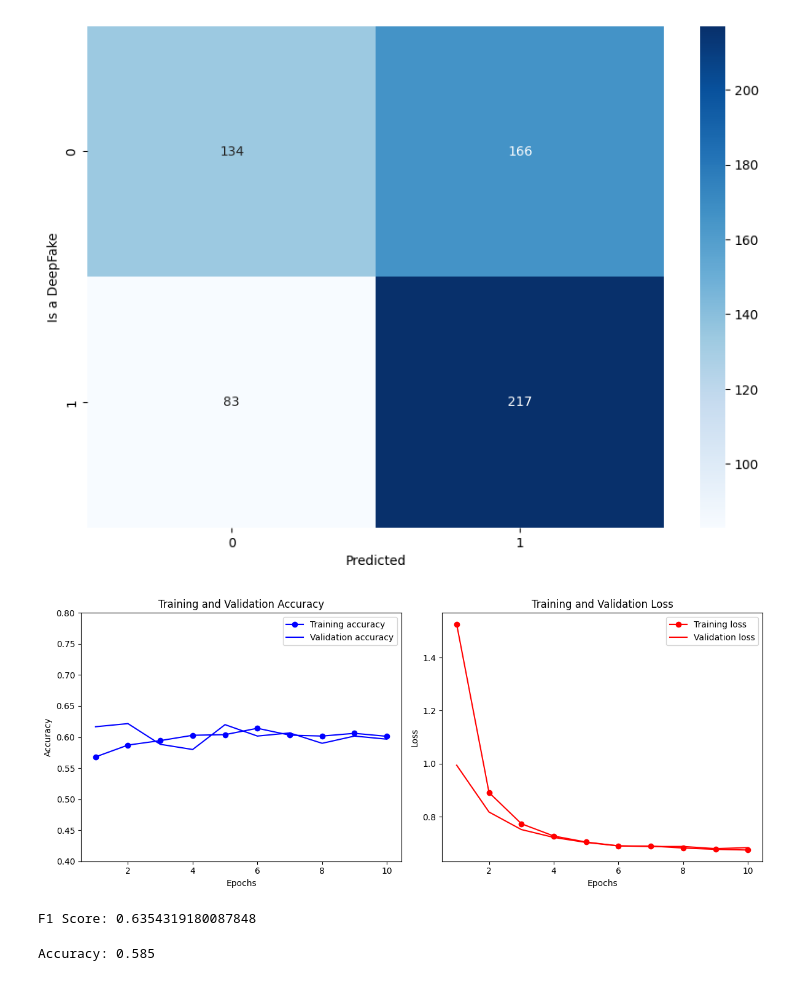
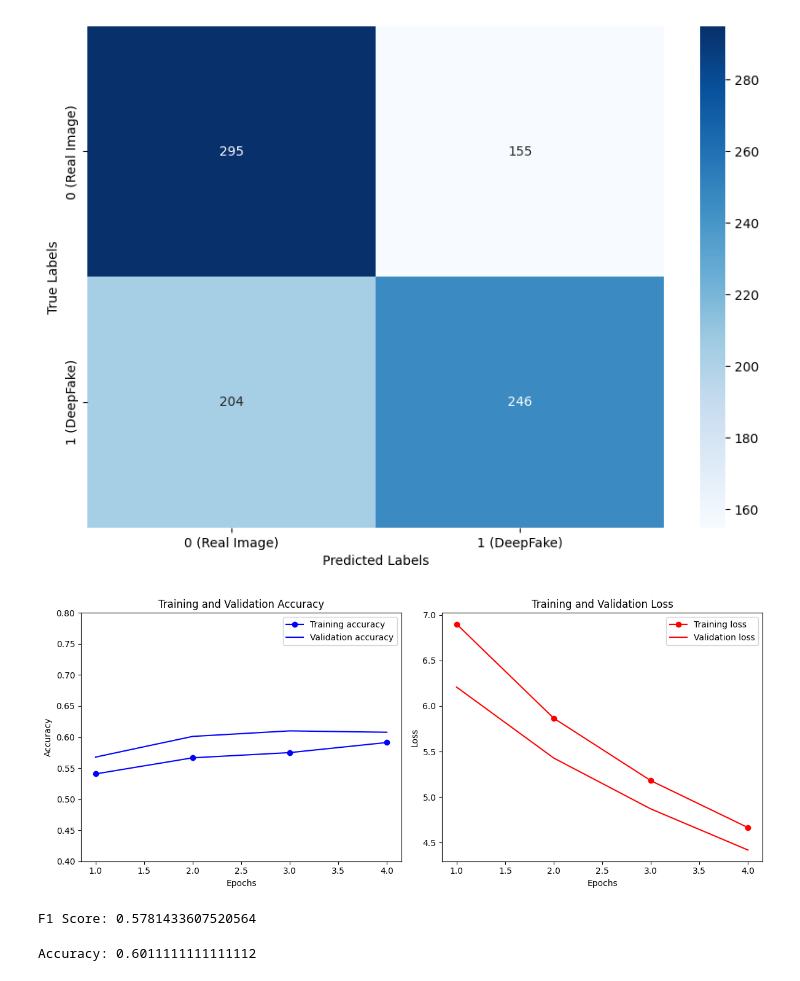
Before and after one commit to shumeraa/DeepfakeClassifier, a Jupyter notebook: readData.ipynb, the cells around one changed output. Drawn from its saved outputs; the diff is of its cells as text; code cells hidden in the pictures.

Commit message:
added to model complexity

```diff
--- a/readData.ipynb
+++ b/readData.ipynb
@@ -26,7 +26,7 @@ zip_paths = [
 
 
 # Function to add image data to a DataFrame from multiple zip files
-def create_image_dataframe(zip_paths, base_num_images_per_zip=1000):
+def create_image_dataframe(zip_paths, base_num_images_per_zip=1500):
     # List to store image data
     data = []
 
@@ -214,7 +214,7 @@ Labels shape: (32,)
 import tensorflow as tf
 from tensorflow.keras import layers, models, optimizers, regularizers
 from tensorflow.keras.applications import MobileNetV2
-#highest accuracy so far is 0.9617
+#highest accuracy so far is 0.64
 
 base_model = MobileNetV2(input_shape=(128, 128, 3), include_top=False, weights='imagenet')
 base_model.trainable = False
@@ -224,19 +224,25 @@ l2_reg = 0.01
 model = models.Sequential([
     base_model,
     layers.GlobalAveragePooling2D(),
-    layers.Dense(128, activation='relu', kernel_regularizer=regularizers.l2(l2_reg)),
+    layers.Dense(256, activation='relu', kernel_regularizer=regularizers.l2(l2_reg)),  # Increased units
+    layers.BatchNormalization(),  # Added Batch Normalization
     layers.Dropout(0.5),
+    layers.Dense(128, activation='relu', kernel_regularizer=regularizers.l2(l2_reg)),  # Additional dense layer
+    layers.BatchNormalization(),  # Added Batch Normalization
+    layers.Dropout(0.3),
+    layers.Dense(64, activation='relu', kernel_regularizer=regularizers.l2(l2_reg)),  # Additional dense layer
+    layers.BatchNormalization(),  # Added Batch Normalization
     layers.Dense(1, activation='sigmoid', kernel_regularizer=regularizers.l2(l2_reg))
 ])
 
 # Compile the model
-model.compile(optimizer=optimizers.Adam(),
+model.compile(optimizer=optimizers.Adam(.0001),
               loss='binary_crossentropy',
               metrics=['accuracy'])
 # %%
 history = model.fit(
     train_dataset,
-    epochs=10,
+    epochs=4,
     validation_data=val_dataset
 )
 # %% [output]
@@ -293,8 +287,10 @@ cm = confusion_matrix(y_true, y_pred)
 
 # Create a heatmap from the confusion matrix
 plt.figure(figsize=(10, 7))
-sns.heatmap(cm, annot=True, fmt='d', cmap='Blues')
-plt.xlabel('Predicted')
-plt.ylabel('Is a DeepFake')
+sns.heatmap(cm, annot=True, fmt='d', cmap='Blues',
+            xticklabels=['0 (Real Image)', '1 (DeepFake)'],
+            yticklabels=['0 (Real Image)', '1 (DeepFake)'])
+plt.xlabel('Predicted Labels')
+plt.ylabel('True Labels')
 plt.show()
 # %% [output]
@@ -302 +298 @@ plt.show()
-[figure, old version]
+[figure, new version]
@@ -373,7 +330,7 @@ def create_plots(history):
 
 create_plots(history)
 # %% [output]
-[figure, old version]
+[figure, new version]
 # %%
 from sklearn.metrics import f1_score
 
@@ -398,7 +355,7 @@ def calculate_f1_score(model, test_dataset):
 f1_score_value = calculate_f1_score(model, test_dataset)
 print("F1 Score:", f1_score_value)
 # %% [output]
-F1 Score: 0.6354319180087848
+F1 Score: 0.5781433607520564
 # %%
 def calculate_accuracy(model, conf_mat, test_dataset):
     # Extracting TP, TN, FP, FN from the already obtained confusion matrix
@@ -409,4 +366,4 @@ def calculate_accuracy(model, conf_mat, test_dataset):
 accuracy_value = calculate_accuracy(model, cm, test_dataset)
 print("Accuracy:", accuracy_value)
 # %% [output]
-Accuracy: 0.585
+Accuracy: 0.6011111111111112
```
Also changed, not shown: parts of 8 cells of this notebook.
